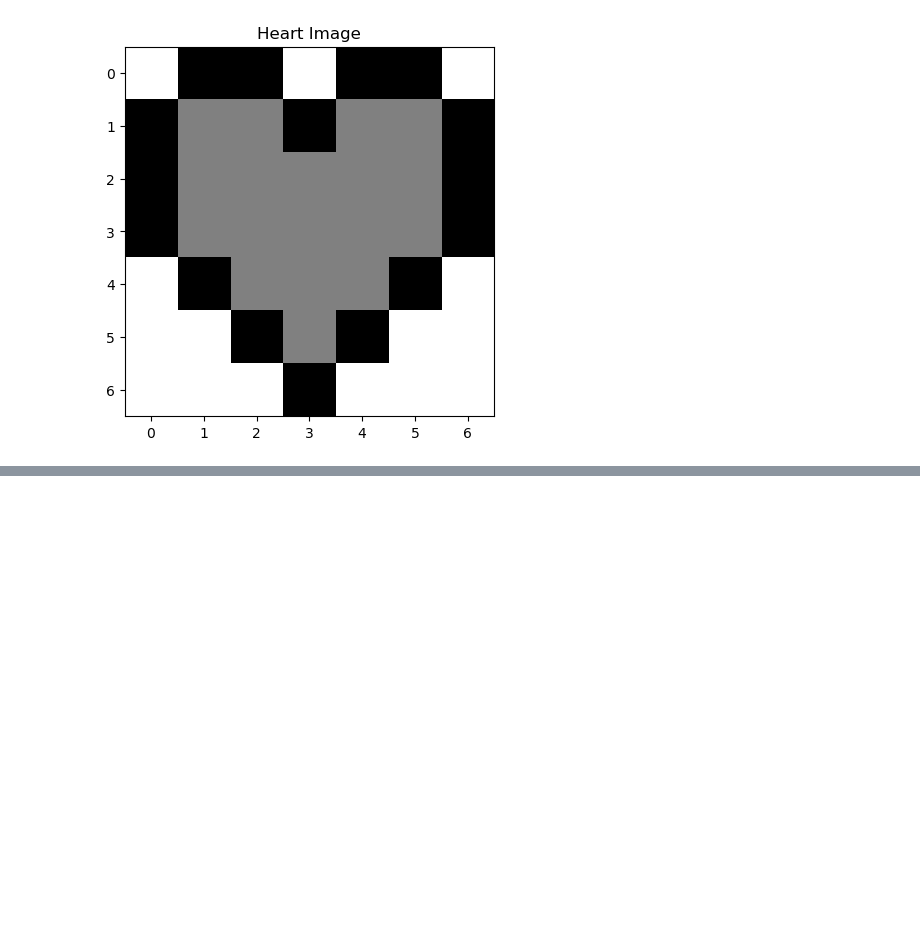
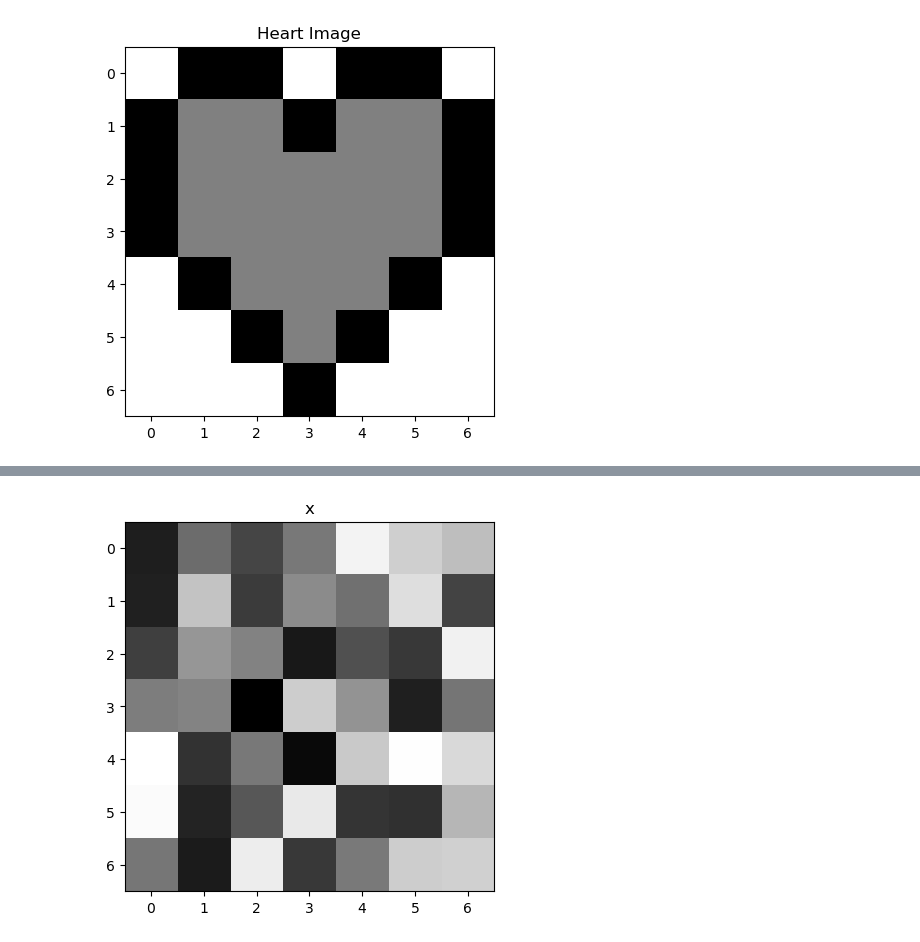
Before and after one commit to oldoc63/learningDS, a Jupyter notebook: mlSpecialty/imgTransNumPy.ipynb, the cells around one changed output, grey strips where cells are left out. Saved outputs shown, nothing was run; the diff lists cells and outputs as text; code cells hidden in the pictures; blank space fills up the shorter version.

```diff
--- a/mlSpecialty/imgTransNumPy.ipynb
+++ b/mlSpecialty/imgTransNumPy.ipynb
@@ -41,0 +94,8 @@ show_image(heart_img, "Heart Image")
+# %%
+from numpy.linalg import solve
+
+x = solve(random_img, heart_img)
+
+show_image(random_img, "x")
+# %% [output]
+[figure, added]
```
Also changed, not shown: parts of 12 cells of this notebook.
